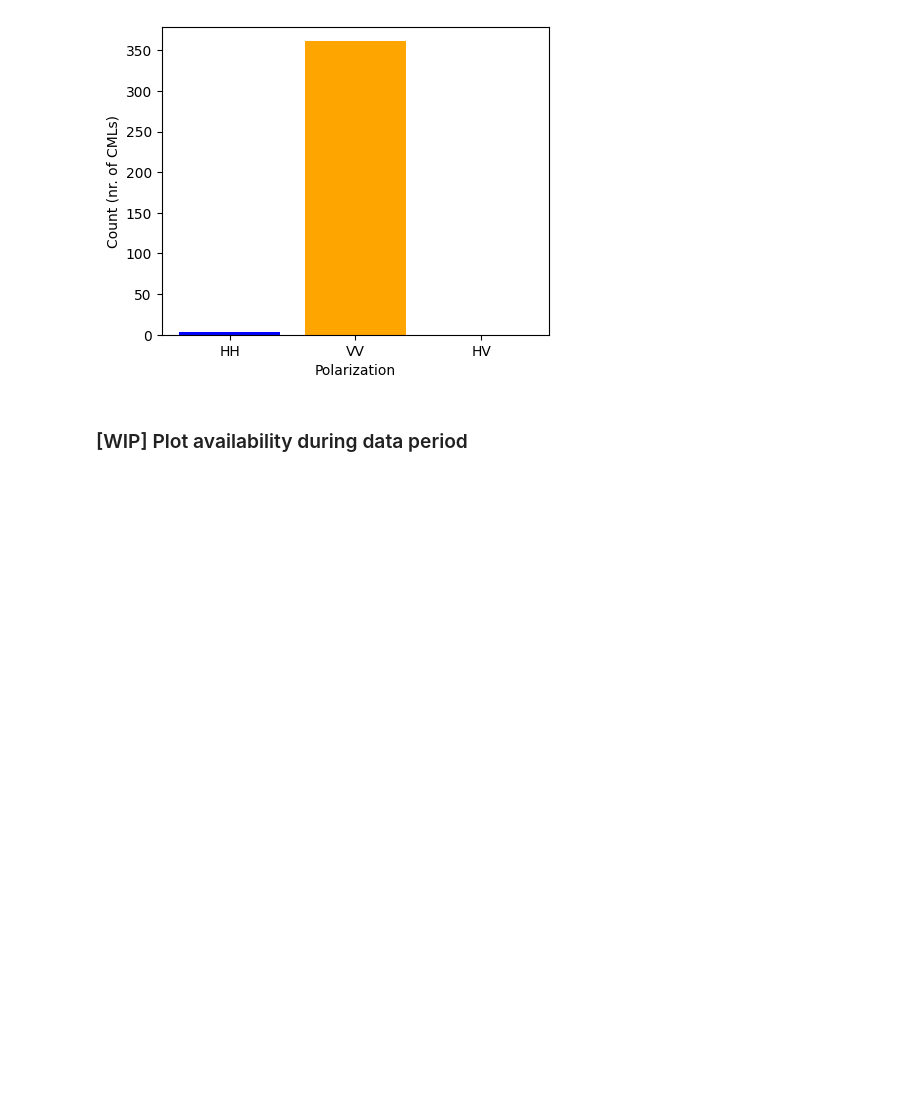
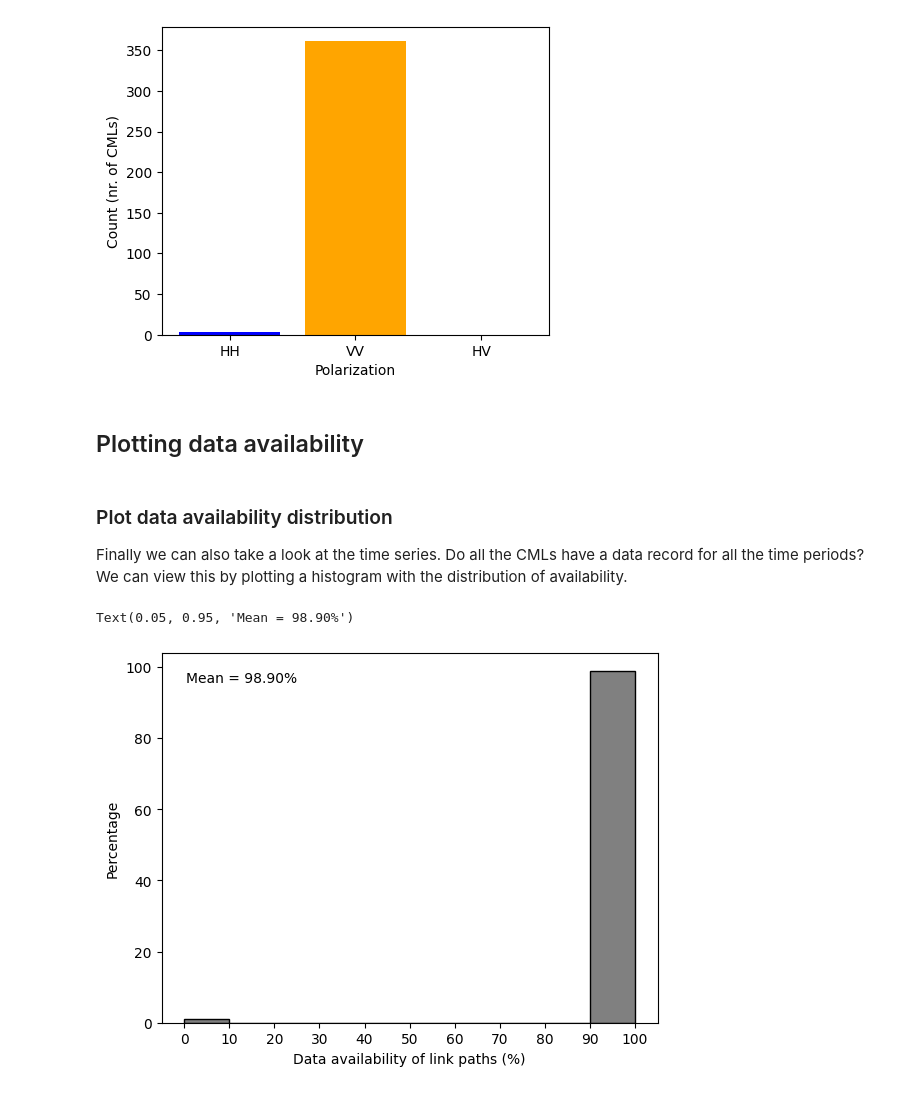
Before and after one commit to OpenSenseAction/poligrain, a Jupyter notebook: docs/notebooks/Visualize_metadata.ipynb, the cells around one changed output. Cells and saved outputs as stored; diff of their text form; code cells hidden in the pictures; blank space fills up the shorter version.

```diff
--- a/docs/notebooks/Visualize_metadata.ipynb
+++ b/docs/notebooks/Visualize_metadata.ipynb
@@ -92,5 +114,33 @@ pol_bar = plg.plot_metadata.plot_polarization(
 )
 # %% [output]
 [figure]
-# %% [markdown]
-### [WIP] Plot availability during data period
+# %% [markdown]
+## Plotting data availability
+# %% [markdown]
+### Plot data availability distribution
+Finally we can also take a look at the time series. Do all the CMLs have a data record for all the time periods? We can view this by plotting a histogram with the distribution of availability.
+# %%
+# take the mean over all sublinks to get the availability per link path
+ds_cml_paths = ds_cmls.mean(dim="sublink_id")
+
+fig, ax = plt.subplots()
+hist, _, _ = plg.plot_metadata.plot_availability_distribution(ds_cml_paths, ax=ax)
+
+# adapt the x-label if we choose to plot the availability of the link paths like above
+ax.set_xlabel("Data availability of link paths (%)")
+
+# we can also add some statistics to the plot, like the mean availability
+availability = (
+    ds_cml_paths["rsl"].count(dim="time") / ds_cml_paths.sizes["time"]
+) * 100
+mean_availability = np.nanmean(availability.values)
+ax.annotate(
+    f"Mean = {mean_availability:.2f}%",
+    xy=(0.05, 0.95),
+    xycoords="axes fraction",
+    ha="left",
+    va="top",
+)
+# %% [output]
+Text(0.05, 0.95, 'Mean = 98.90%')
+[figure, added]
```
Also changed, not shown: parts of 16 cells of this notebook, 4 other files.
